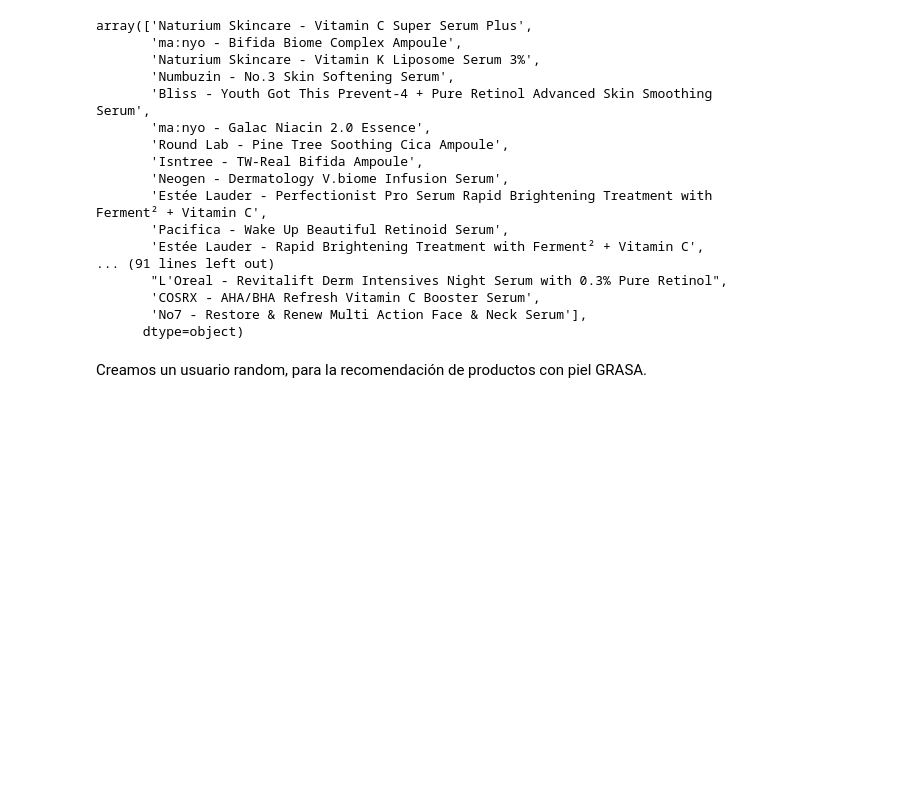
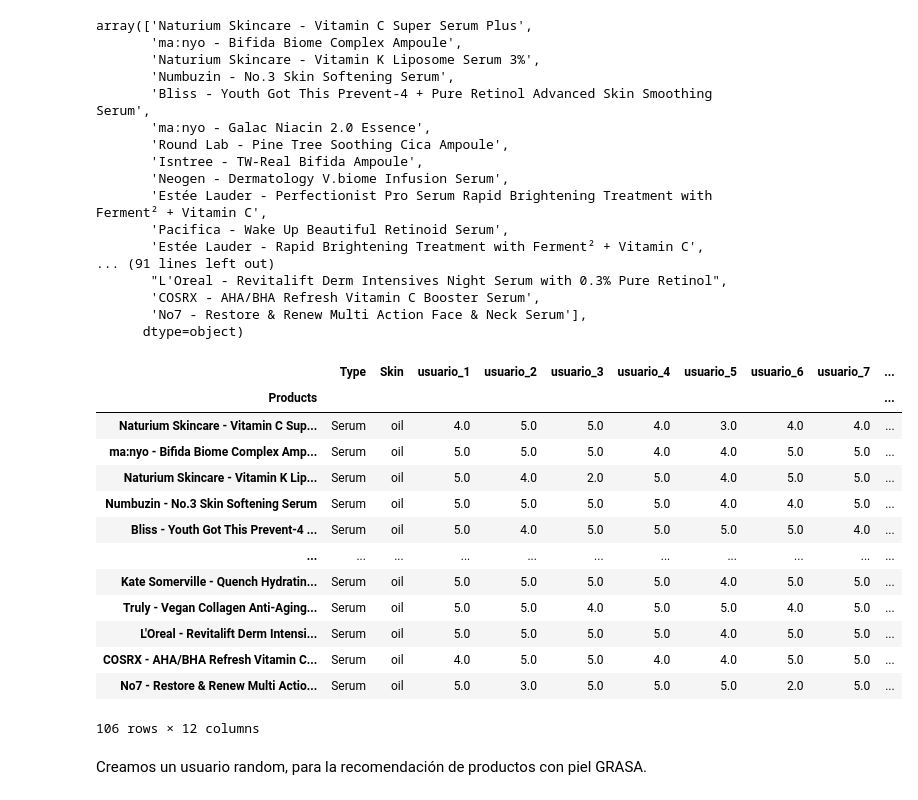
Before and after one commit to cristina-apostol/Skinbot-ML, a Jupyter notebook: SKINCARE ROUTINE FOR OIL SKIN .ipynb, the cells around one changed output. Drawn from its saved outputs; the diff is of its cells as text; code cells hidden in the pictures; blank space fills up the shorter version.

```diff
--- a/SKINCARE ROUTINE FOR OIL SKIN .ipynb
+++ b/SKINCARE ROUTINE FOR OIL SKIN .ipynb
@@ -46,6 +46,23 @@ array(['Naturium Skincare - Vitamin C Super Serum Plus',
       dtype=object)
 # %%
 oil_serum=filtro.set_index('Products')
+# %%
+oil_serum
+# %% [output]
+|  | Type | Skin | usuario_1 | usuario_2 | usuario_3 | usuario_4 | usuario_5 | usuario_6 | usuario_7 | ... |
+| Products |  |  |  |  |  |  |  |  |  | ... |
+| Naturium Skincare - Vitamin C Sup... | Serum | oil | 4.0 | 5.0 | 5.0 | 4.0 | 3.0 | 4.0 | 4.0 | ... |
+| ma:nyo - Bifida Biome Complex Amp... | Serum | oil | 5.0 | 5.0 | 5.0 | 4.0 | 4.0 | 5.0 | 5.0 | ... |
+| Naturium Skincare - Vitamin K Lip... | Serum | oil | 5.0 | 4.0 | 2.0 | 5.0 | 4.0 | 5.0 | 5.0 | ... |
+| Numbuzin - No.3 Skin Softening Serum | Serum | oil | 5.0 | 5.0 | 5.0 | 5.0 | 4.0 | 4.0 | 5.0 | ... |
+| Bliss - Youth Got This Prevent-4 ... | Serum | oil | 5.0 | 4.0 | 5.0 | 5.0 | 5.0 | 5.0 | 4.0 | ... |
+| ... | ... | ... | ... | ... | ... | ... | ... | ... | ... | ... |
+| Kate Somerville - Quench Hydratin... | Serum | oil | 5.0 | 5.0 | 5.0 | 5.0 | 4.0 | 5.0 | 5.0 | ... |
+| Truly - Vegan Collagen Anti-Aging... | Serum | oil | 5.0 | 5.0 | 4.0 | 5.0 | 5.0 | 4.0 | 5.0 | ... |
+| L'Oreal - Revitalift Derm Intensi... | Serum | oil | 5.0 | 5.0 | 5.0 | 5.0 | 4.0 | 5.0 | 5.0 | ... |
+| COSRX - AHA/BHA Refresh Vitamin C... | Serum | oil | 4.0 | 5.0 | 5.0 | 4.0 | 4.0 | 5.0 | 5.0 | ... |
+| No7 - Restore & Renew Multi Actio... | Serum | oil | 5.0 | 3.0 | 5.0 | 5.0 | 5.0 | 2.0 | 5.0 | ... |
+106 rows × 12 columns
 # %%
 oil_serum = oil_serum.drop(columns= ['Type', 'Skin'], axis=1)
 # %% [markdown]
```
Also changed, not shown: 4 other files.
